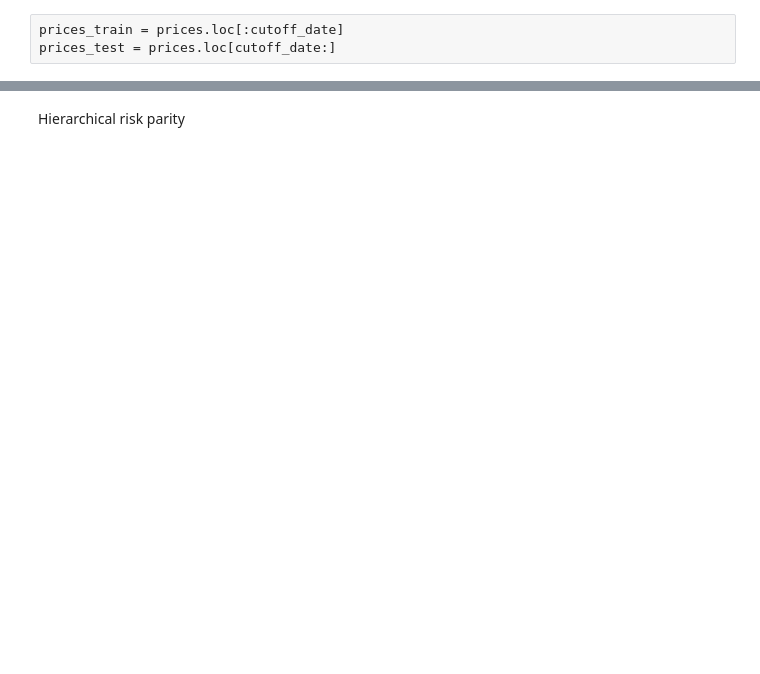
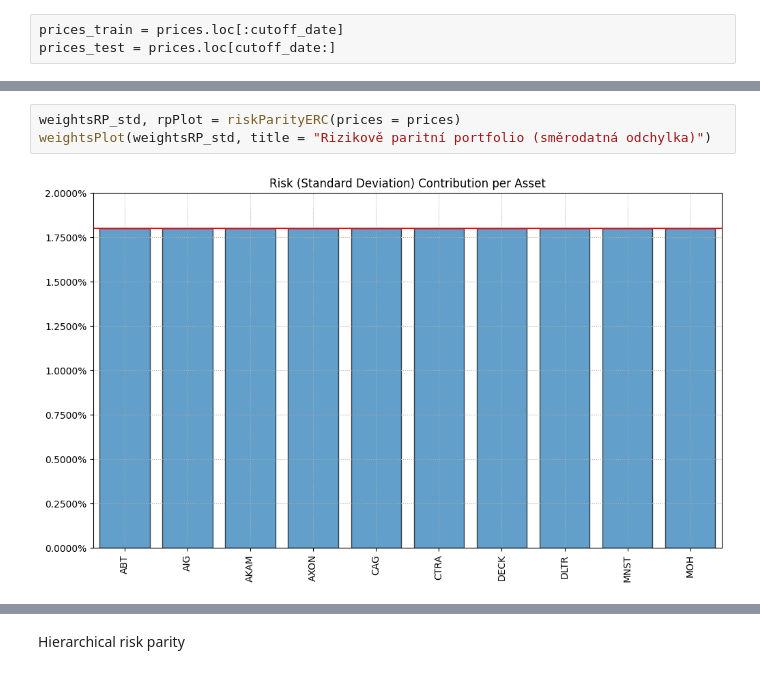
Before and after one commit to mirekbohm/masters, a Jupyter notebook: src/LowCorrelation.ipynb, the cells around one changed output, grey strips where cells are left out. Drawn from its saved outputs; the diff is of its cells as text; blank space fills up the shorter version.

```diff
--- a/src/LowCorrelation.ipynb
+++ b/src/LowCorrelation.ipynb
@@ -138,0 +177,5 @@ Conditional Value at Risk: 2.29%
+# %%
+weightsRP_std, rpPlot = riskParityERC(prices = prices)
+weightsPlot(weightsRP_std, title = "Rizikově paritní portfolio (směrodatná odchylka)")
+# %% [output]
+[figure, added]
```
Also changed, not shown: parts of 52 cells of this notebook, 2 other files.
